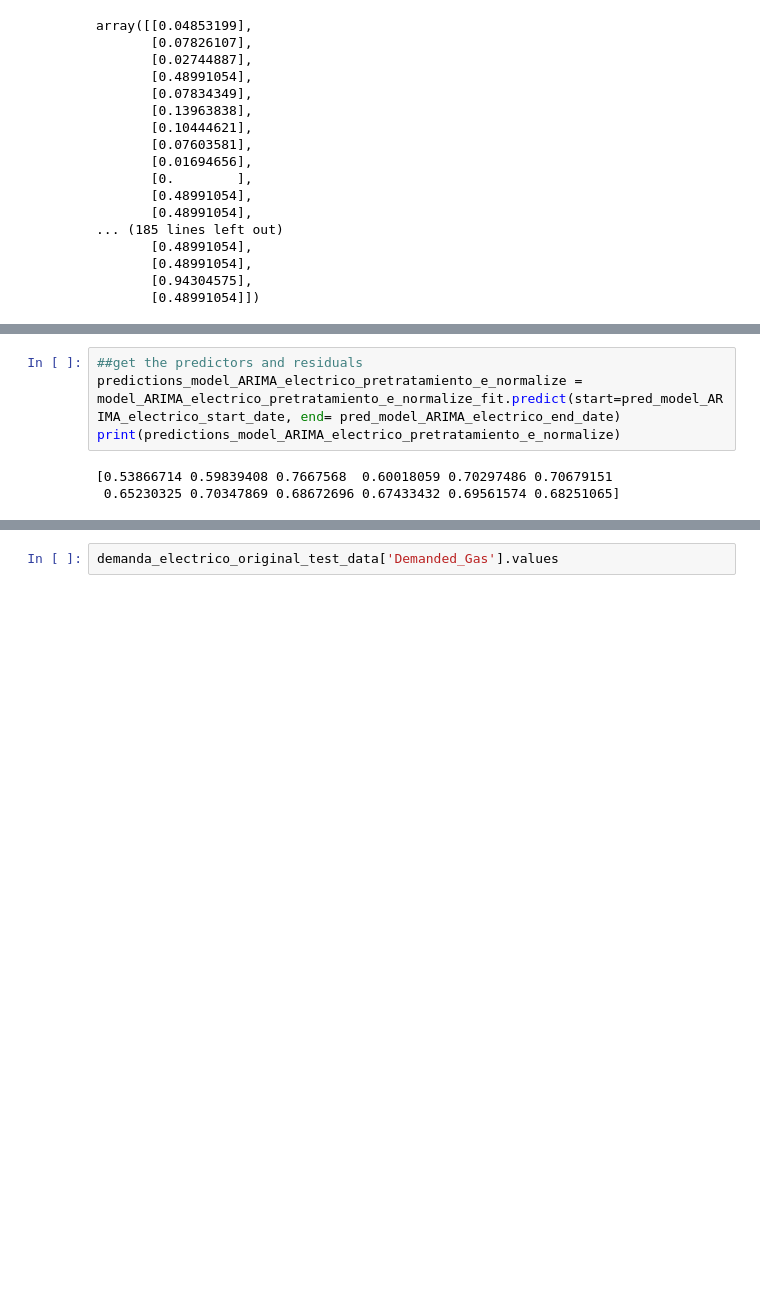
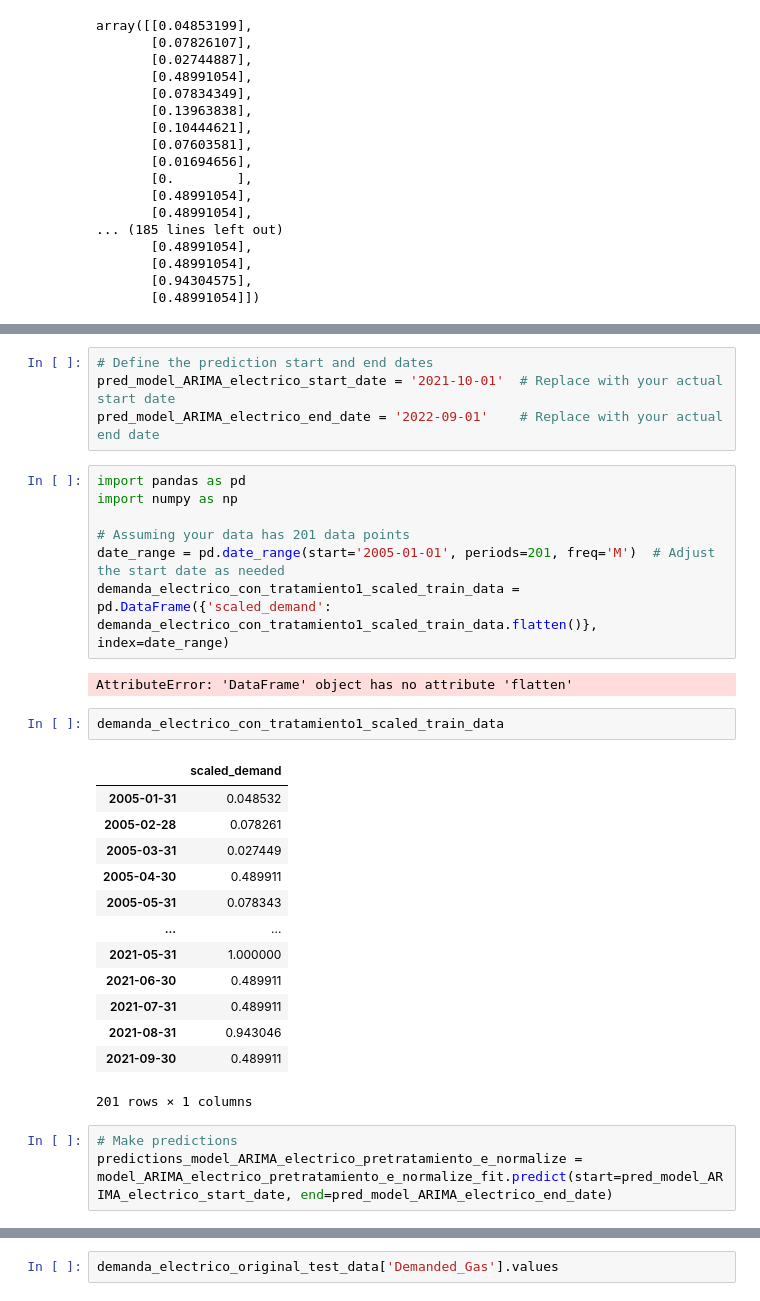
Before and after one commit to Sergio-Ibarra-1795/Diplomado_UNAM_DC_Full_gitHub, a Jupyter notebook: Diplomado_DS_Proyecto_Final/Demanda_electrico_ARIMA_con_pretratamiento_v1_1.ipynb, the cells around one changed output, grey strips where cells are left out. Cells and saved outputs as stored; diff of their text form; blank space fills up the shorter version.

```diff
--- a/Diplomado_DS_Proyecto_Final/Demanda_electrico_ARIMA_con_pretratamiento_v1_1.ipynb
+++ b/Diplomado_DS_Proyecto_Final/Demanda_electrico_ARIMA_con_pretratamiento_v1_1.ipynb
@@ -905,10 +968,35 @@ Covariance Type:                  opg
 
 Warnings:
 [1] Covariance matrix calculated using the outer product of gradients (complex-step).
+# %%
+# Define the prediction start and end dates
+pred_model_ARIMA_electrico_start_date = '2021-10-01'  # Replace with your actual start date
+pred_model_ARIMA_electrico_end_date = '2022-09-01'    # Replace with your actual end date
+# %%
+import pandas as pd
+import numpy as np
+
+# Assuming your data has 201 data points
+date_range = pd.date_range(start='2005-01-01', periods=201, freq='M')  # Adjust the start date as needed
+demanda_electrico_con_tratamiento1_scaled_train_data = pd.DataFrame({'scaled_demand': demanda_electrico_con_tratamiento1_scaled_train_data.flatten()}, index=date_range)
+# %% [output]
+AttributeError: 'DataFrame' object has no attribute 'flatten'
+# %%
+demanda_electrico_con_tratamiento1_scaled_train_data
+# %% [output]
+|  | scaled_demand |
+| 2005-01-31 | 0.048532 |
+| 2005-02-28 | 0.078261 |
+| 2005-03-31 | 0.027449 |
+| 2005-04-30 | 0.489911 |
+| 2005-05-31 | 0.078343 |
+| ... | ... |
+| 2021-05-31 | 1.000000 |
+| 2021-06-30 | 0.489911 |
+| 2021-07-31 | 0.489911 |
+| 2021-08-31 | 0.943046 |
+| 2021-09-30 | 0.489911 |
+201 rows × 1 columns
 # %%
-##get the predictors and residuals
-predictions_model_ARIMA_electrico_pretratamiento_e_normalize = model_ARIMA_electrico_pretratamiento_e_normalize_fit.predict(start=pred_model_ARIMA_electrico_start_date, end= pred_model_ARIMA_electrico_end_date)
-print(predictions_model_ARIMA_electrico_pretratamiento_e_normalize)
+# Make predictions
+predictions_model_ARIMA_electrico_pretratamiento_e_normalize = model_ARIMA_electrico_pretratamiento_e_normalize_fit.predict(start=pred_model_ARIMA_electrico_start_date, end=pred_model_ARIMA_electrico_end_date)
-# %% [output]
-[0.53866714 0.59839408 0.7667568  0.60018059 0.70297486 0.70679151
- 0.65230325 0.70347869 0.68672696 0.67433432 0.69561574 0.68251065]
```
Also changed, not shown: parts of 11 cells of this notebook.
